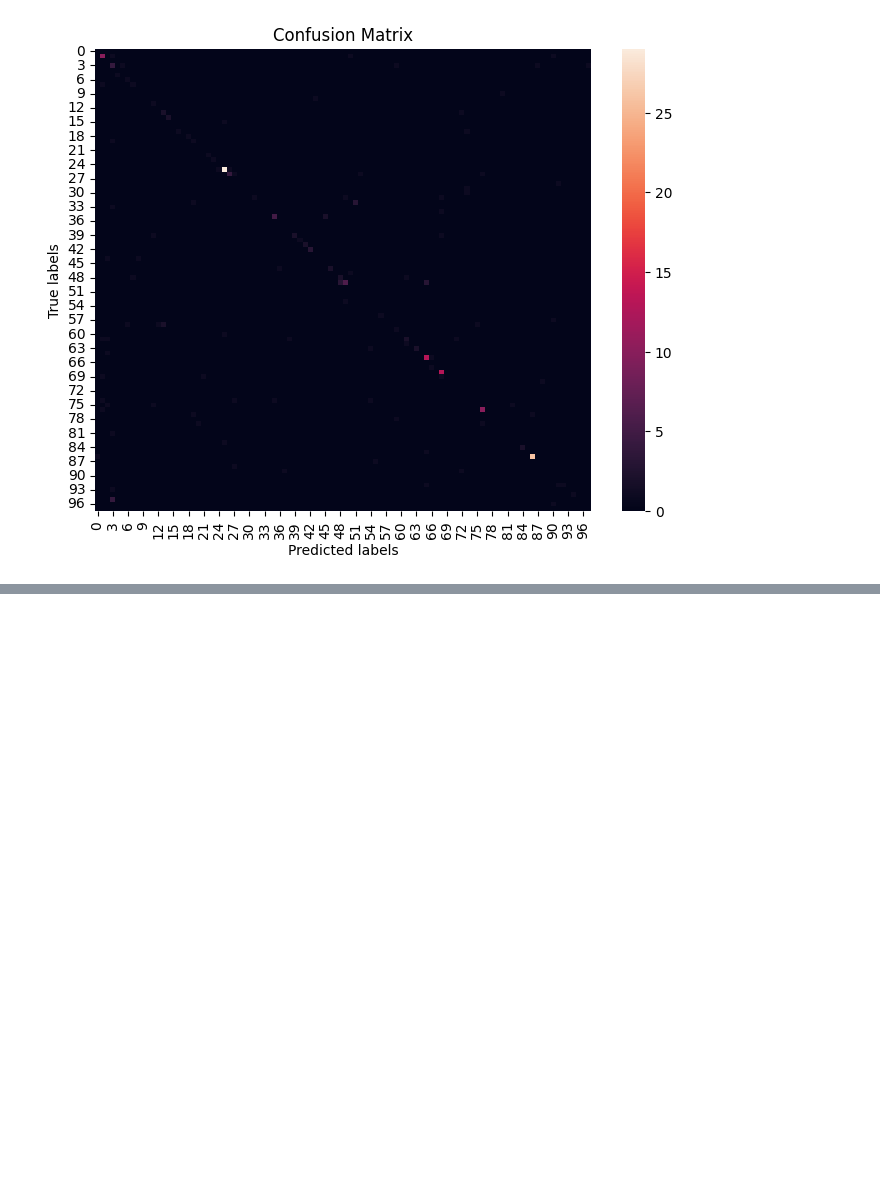
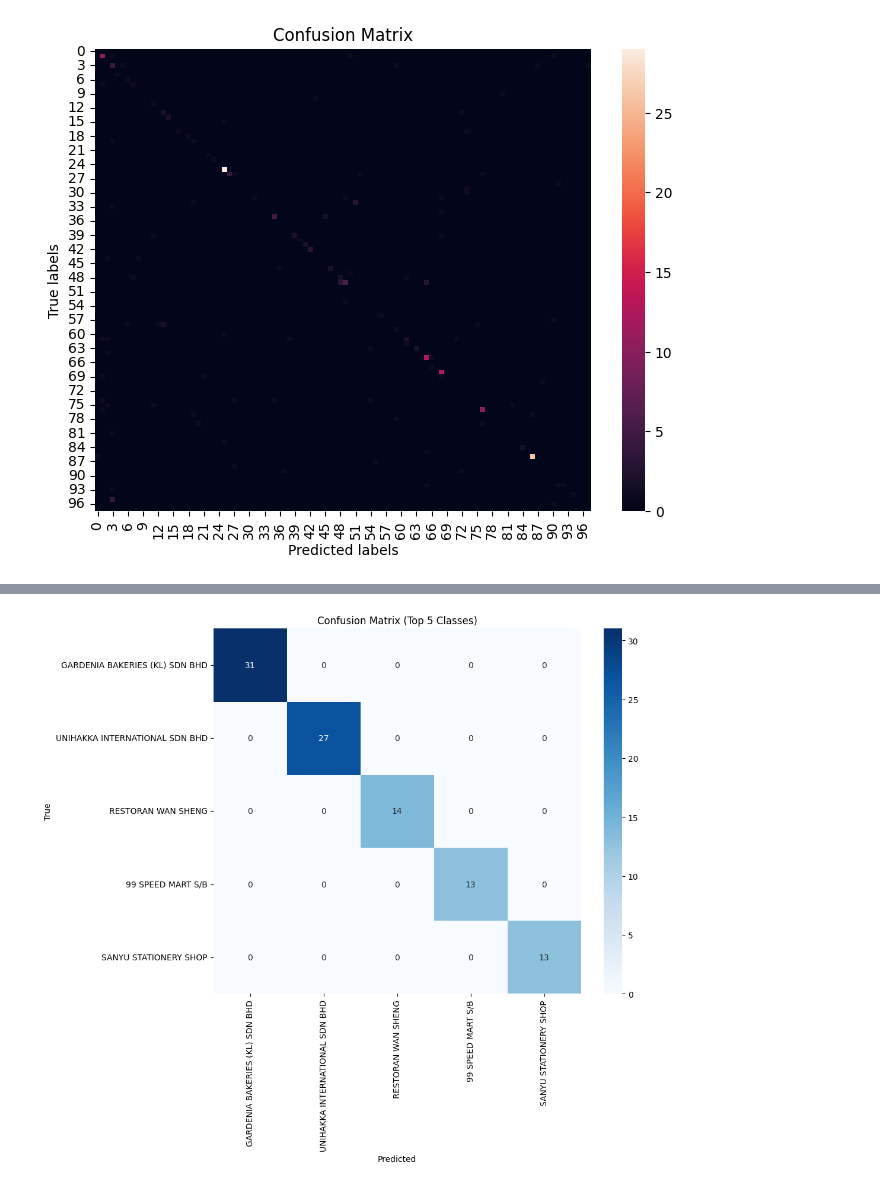
Before and after one commit to deepikachandru/TopologicalAnalysis, a Jupyter notebook: Dissertation.ipynb, the cells around one changed output, grey strips where cells are left out. Drawn from its saved outputs; the diff is of its cells as text; code cells hidden in the pictures; blank space fills up the shorter version.

```diff
--- a/Dissertation.ipynb
+++ b/Dissertation.ipynb
@@ -1868,0 +1770,14 @@ plt.show()
+# %%
+from sklearn.ensemble import RandomForestClassifier
+from sklearn.metrics import accuracy_score
+
+# Create a Random Forest classifier
+rf = RandomForestClassifier()
+
+# Train the Random Forest model
+rf.fit(X_train_baseline, y_train_baseline)
+
+# Evaluate the Random Forest model on the test set
+y_pred_rf = rf.predict(X_test_baseline)
+accuracy_rf = accuracy_score(y_test_baseline, y_pred_rf)
+print(f"Test Accuracy (Random Forest): {accuracy_rf * 100:.2f}%")
@@ -1868,0 +1814,69 @@ plt.show()
+# %%
+import numpy as np
+import pandas as pd
+import matplotlib.pyplot as plt
+import seaborn as sns
+from sklearn.preprocessing import LabelEncoder
+from xgboost import XGBClassifier
+from sklearn.metrics import classification_report, confusion_matrix, accuracy_score
+
+# Initialize LabelEncoder
+label_encoder = LabelEncoder()
+
+# Fit the encoder on the entire dataset
+# Combine training and testing labels for consistent encoding
+combined_labels = np.concatenate([y_train_baseline, y_test_baseline])
+label_encoder.fit(combined_labels)
+
+# Encode labels in training and testing sets
+y_train_encoded = label_encoder.transform(y_train_baseline)
+y_test_encoded = label_encoder.transform(y_test_baseline)
+
+# Initialize XGBoost model
+xgb_model = XGBClassifier()
+
+# Train the model with the encoded labels
+xgb_model.fit(X_train_baseline, y_train_encoded)
+
+# Make predictions
+y_pred_xgb = xgb_model.predict(X_test_baseline)
+
+# Evaluate the accuracy
+accuracy_xgb = accuracy_score(y_test_encoded, y_pred_xgb)
+print(f"Test Accuracy (XGBoost): {accuracy_xgb * 100:.2f}%")
+
+# Compute classification report
+report_xgb = classification_report(y_test_encoded, y_pred_xgb, labels=range(len(label_encoder.classes_)), target_names=label_encoder.classes_, output_dict=True)
+
+# Convert the classification report to a DataFrame for easy visualization
+report_df_xgb = pd.DataFrame(report_xgb).transpose()
+
+# Count occurrences of each class in the test set
+test_label_counts = pd.Series(y_test_encoded).value_counts().sort_values(ascending=False)
+top_5_classes = test_label_counts.head(5).index
+
+# Map top 5 class indices back to class names
+top_5_class_names = label_encoder.inverse_transform(top_5_classes)
+print("Top 5 Classes Based on Number of Test Samples:")
+print(top_5_class_names)
+
+# Generate classification report for top 5 classes
+report_df_xgb_top_5 = report_df_xgb.loc[top_5_class_names]
+print("\nClassification Report for Top 5 Classes (XGBoost):")
+print(report_df_xgb_top_5)
+
+# Compute confusion matrix
+conf_matrix_xgb = confusion_matrix(y_test_encoded, y_pred_xgb, labels=range(len(label_encoder.classes_)))
+
+# Filter confusion matrix for top 5 classes
+top_5_indices = [label_encoder.transform([label])[0] for label in top_5_class_names]
+filtered_conf_matrix_xgb = conf_matrix_xgb[np.ix_(top_5_indices, top_5_indices)]
+
+# Plot the filtered confusion matrix
+plt.figure(figsize=(10, 8))
+sns.heatmap(filtered_conf_matrix_xgb, annot=True, fmt='d', cmap='Blues', xticklabels=top_5_class_names, yticklabels=top_5_class_names)
+plt.xlabel('Predicted')
+plt.ylabel('True')
+plt.title('Confusion Matrix (Top 5 Classes)')
+plt.show()
+# %% [output]
@@ -1868,0 +1895 @@ plt.show()
+[figure, added]
```
Also changed, not shown: parts of 158 cells of this notebook, 1 other file.
